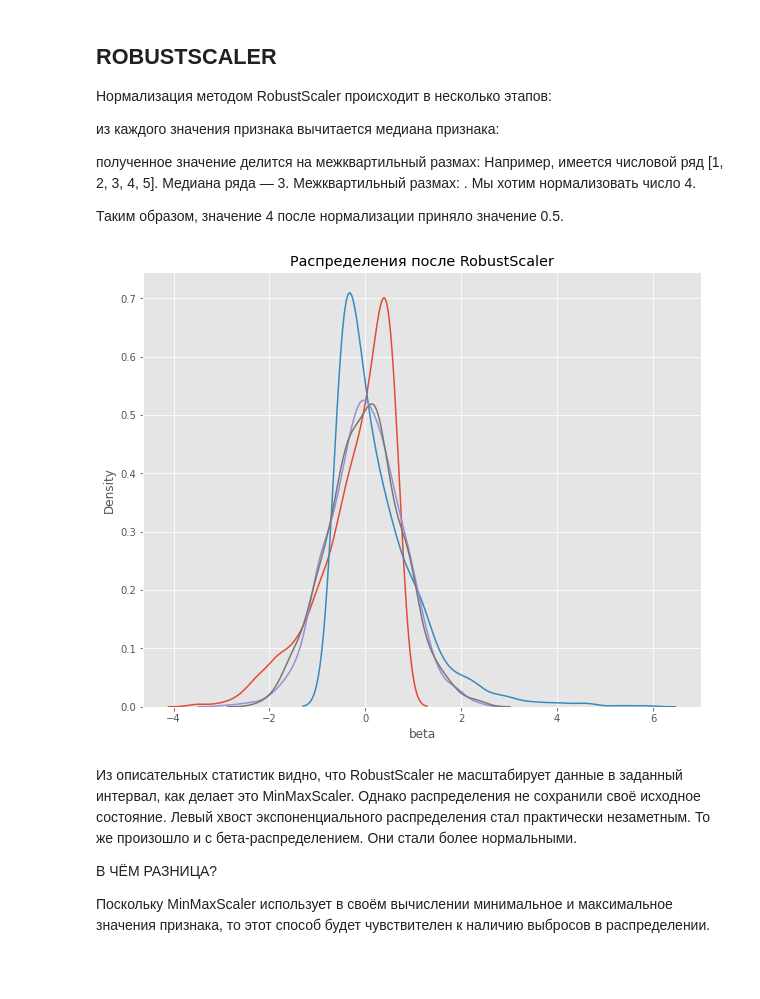
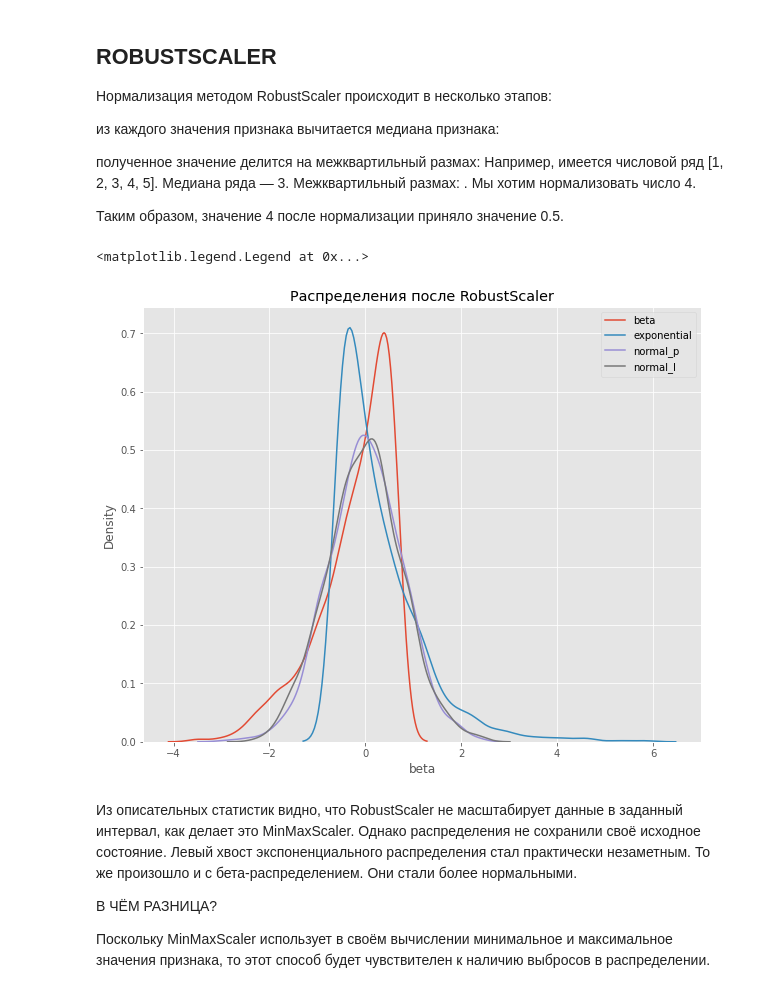
Before and after one commit to Dekoz3/VS_code, a Jupyter notebook: Skillfactory/EDA3 Feature Engineering/EDA3 Feature en datetime.ipynb, the cells around one changed output. Cells and saved outputs as stored; diff of their text form; code cells hidden in the pictures.

```diff
--- a/Skillfactory/EDA3 Feature Engineering/EDA3 Feature en datetime.ipynb
+++ b/Skillfactory/EDA3 Feature Engineering/EDA3 Feature en datetime.ipynb
@@ -398,22 +400,24 @@ sns.kdeplot(df_mm['normal_l'], ax=ax1)
 # %%
 # инициализируем нормализатор RobustScaler
 r_scaler = preprocessing.RobustScaler()
 
 # копируем исходный датасет
 df_r = r_scaler.fit_transform(df)
 
 # Преобразуем промежуточный датасет в полноценный датафрейм для визуализации
 df_r = pd.DataFrame(df_r, columns=col_names)
 
 fig, (ax1) = plt.subplots(ncols=1, figsize=(10, 8))
 ax1.set_title('Распределения после RobustScaler')
 
-sns.kdeplot(df_r['beta'], ax=ax1)
-sns.kdeplot(df_r['exponential'], ax=ax1)
-sns.kdeplot(df_r['normal_p'], ax=ax1)
-sns.kdeplot(df_r['normal_l'], ax=ax1);
+sns.kdeplot(df_r['beta'], ax=ax1, label ='beta')
+sns.kdeplot(df_r['exponential'], ax=ax1, label ='exponential')
+sns.kdeplot(df_r['normal_p'], ax=ax1, label ='normal_p')
+sns.kdeplot(df_r['normal_l'], ax=ax1, label ='normal_l');
+plt.legend()
 # %% [output]
+<matplotlib.legend.Legend at 0x...>
-[figure, old version]
+[figure, new version]
 # %% [markdown]
 Из описательных статистик видно, что RobustScaler не масштабирует данные в заданный интервал, как делает это MinMaxScaler. Однако распределения не сохранили своё исходное состояние. Левый хвост экспоненциального распределения стал практически незаметным. То же произошло и с бета-распределением. Они стали более нормальными.
 
```
Also changed, not shown: parts of 3 cells of this notebook, 6 other files.
